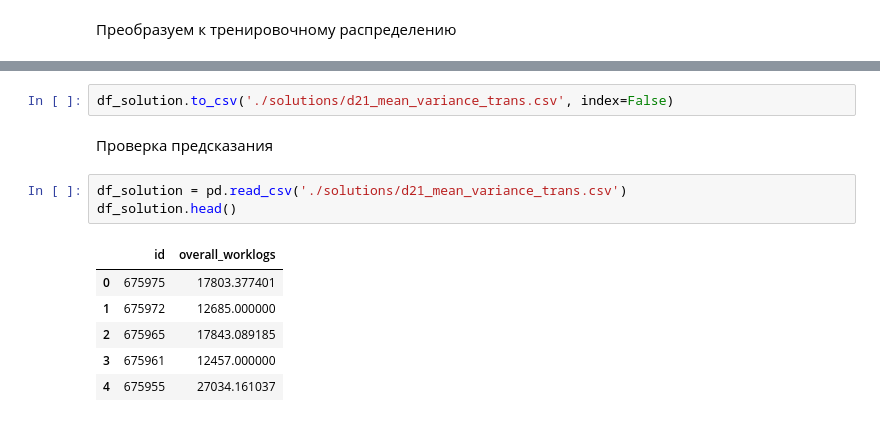
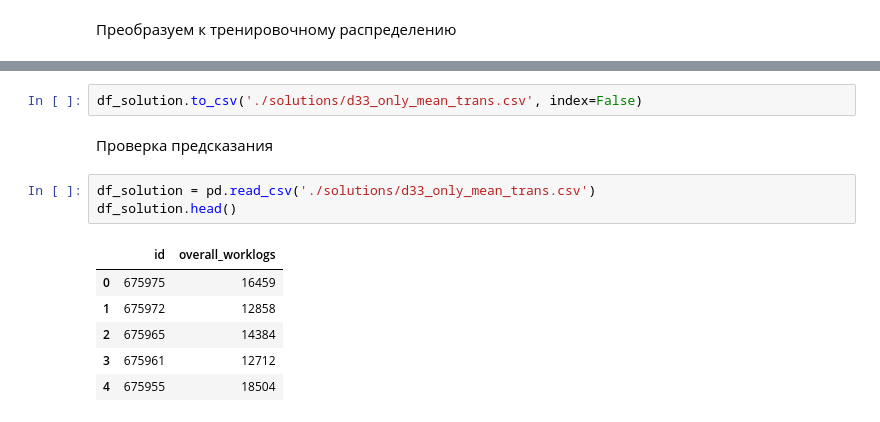
Before and after one commit to TayJen/hackathon_algu2022, a Jupyter notebook: H_ALGU_2022_Advance.ipynb, the cells around one changed output, grey strips where cells are left out. Saved outputs shown, nothing was run; the diff lists cells and outputs as text.

```diff
--- a/H_ALGU_2022_Advance.ipynb
+++ b/H_ALGU_2022_Advance.ipynb
@@ -611,15 +655,15 @@ dtypes: float64(1), int64(1)
 memory usage: 16.8 KB
 # %%
-df_solution.to_csv('./solutions/d21_mean_variance_trans.csv', index=False)
+df_solution.to_csv('./solutions/d33_only_mean_trans.csv', index=False)
 # %% [markdown]
 Проверка предсказания
 # %%
-df_solution = pd.read_csv('./solutions/d21_mean_variance_trans.csv')
+df_solution = pd.read_csv('./solutions/d33_only_mean_trans.csv')
 df_solution.head()
 # %% [output]
 |  | id | overall_worklogs |
-| 0 | 675975 | 17803.377401 |
-| 1 | 675972 | 12685.000000 |
-| 2 | 675965 | 17843.089185 |
-| 3 | 675961 | 12457.000000 |
-| 4 | 675955 | 27034.161037 |
+| 0 | 675975 | 16459 |
+| 1 | 675972 | 12858 |
+| 2 | 675965 | 14384 |
+| 3 | 675961 | 12712 |
+| 4 | 675955 | 18504 |
```
Also changed, not shown: parts of 28 cells of this notebook.
